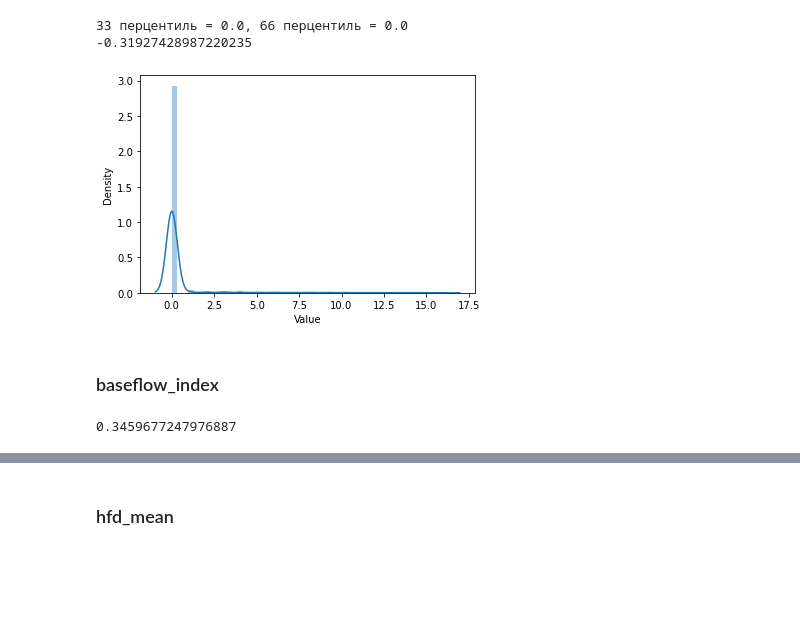
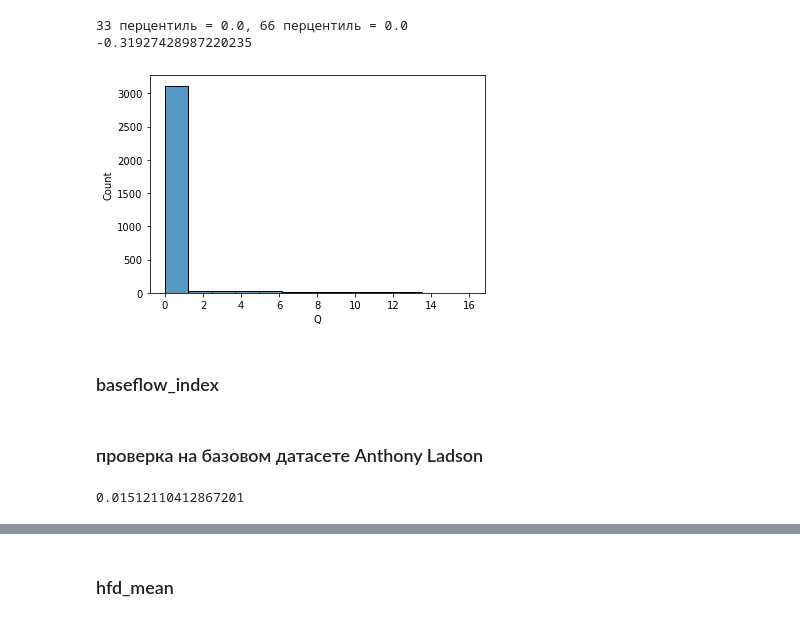
Before and after one commit to dmbrmv/camels_ru, a Jupyter notebook: hydro.ipynb, the cells around one changed output, grey strips where cells are left out. Drawn from its saved outputs; the diff is of its cells as text; code cells hidden in the pictures; blank space fills up the shorter version.

```diff
--- a/hydro.ipynb
+++ b/hydro.ipynb
@@ -16,7 +16,8 @@ test = pd.read_csv(all_files[14], skiprows = 36, delimiter = ';', skipinitialspa
 test.Value = test.Value.replace(-999, np.NaN)
 test['YYYY-MM-DD'] = pd.to_datetime(test['YYYY-MM-DD'])
 test = test.drop(columns = ['hh:mm'])
-test.rename(columns = {'YYYY-MM-DD': 'Date'}, inplace = True)
+test.rename(columns = {'YYYY-MM-DD': 'Date', 'Value': 'Q'}, inplace = True)
+test['Qbase'] = np.NaN
 # %% [markdown]
 ### q_mean
 # %%
@@ -47,43 +44,12 @@ finally:
 # %%
 from numpy import random
 import matplotlib.pyplot as plt
 import seaborn as sns
 
-sns.distplot(test.Value, hist=True)
+sns.histplot(test.Q)
 
 plt.show()
 # %% [output]
-[figure, old version]
+[figure, new version]
 # %% [markdown]
 ### baseflow_index
-# %%
-def clump_array(a):
-
-    """
-    Разбить период наблюдений на куски, в которых нет NaN
-    """
-
-    return [a[s] for s in np.ma.clump_unmasked(np.ma.masked_invalid(a))]
-
-clump_discharge = clump_array(discharge)
-q_fi = [[[] for _ in range(len(i))] for i in clump_discharge]
-q_bi = [[[] for _ in range(len(i))] for i in clump_discharge]
-bfi_sum = [[] for _ in range(len(clump_discharge))]
-
-for i in range(len(clump_discharge)):
-    for j in range(len(clump_discharge[i])-1):
-
-        q_fi[i][0] = alpha * clump_discharge[i][0] + (1 + alpha)/2 * (clump_discharge[i][1] - clump_discharge[i][0])
-        q_bi[i][0] = clump_discharge[i][0] - q_fi[i][0]
-
-        q_fi[i][j+1] = alpha * q_fi[i][j] + (clump_discharge[i][j+1] - clump_discharge[i][j]) * (1 + alpha)/2
-
-        if q_fi[i][j+1] < 0:
-            q_fi[i][j+1] = 0
-        q_bi[i][j+1] = clump_discharge[i][j+1] - q_fi[i][j+1]
-
-    bfi_sum[i].append(np.sum(q_bi[i])/np.sum(q_fi[i]))
-
-np.average(bfi_sum)
-# %% [output]
-0.3459677247976887
@@ -89,0 +201,2 @@ np.average(bfi_sum)
+# %% [markdown]
+### проверка на базовом датасете Anthony Ladson
@@ -89,0 +226,4 @@ np.average(bfi_sum)
+# %%
+bfi
+# %% [output]
+0.01512110412867201
```
Also changed, not shown: parts of 12 cells of this notebook, 1 other file.
